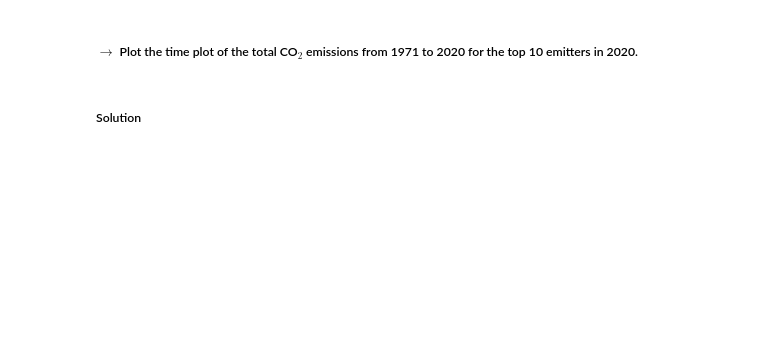
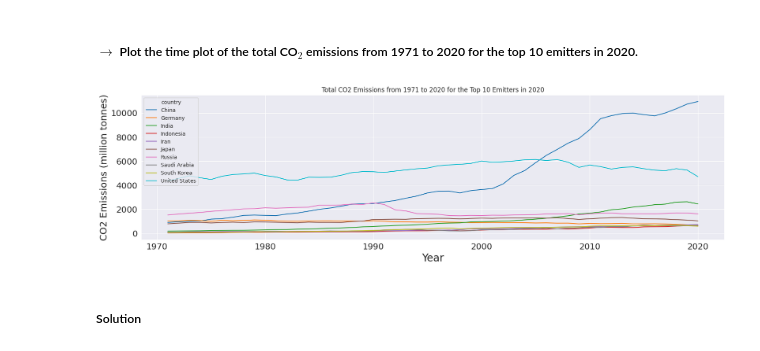
Before and after one commit to hnguyen199/HNCO2Emissions, a Jupyter notebook: Harold_Nguyen_MATH_2315_Lab_1.ipynb, the cells around one changed output. Saved outputs shown, nothing was run; the diff lists cells and outputs as text; code cells hidden in the pictures; blank space fills up the shorter version.

```diff
--- a/Harold_Nguyen_MATH_2315_Lab_1.ipynb
+++ b/Harold_Nguyen_MATH_2315_Lab_1.ipynb
@@ -145,3 +261,16 @@ df.nlargest('population')
 ## Emission trend over time
 # %% [markdown]
 ##### $\rightarrow$ Is the data set missing any CO$_2$ emission values for the top 10 emitters in 2020 over the years 1971 to 2020?
+# %%
+#Command will specify the year between 1971 to 2020 as its focal point
+df = df[(df['year'] >= 1971) & (df['year'] <= 2020)]
+
+#Looking to see if any CO2 emissions values are missions within each top 10 emitters
+for index, row in top_10_emitters.iterrows():
+    country = row['country']
+
+#Using if and else will tell us whether the data we looked at will have any values that are missing in the data set
+    if df[df['country'] == country]['co2'].isnull().values.any():
+        print(f"{country}: Missing")
+    else:
+        print(f"{country}: Present")
@@ -150,4 +292,19 @@ df.nlargest('population')
 # %% [markdown]
 ##### $\rightarrow$ Plot the time plot of the total CO$_2$ emissions from 1971 to 2020 for the top 10 emitters in 2020.
+# %%
+#Using filter allows us to hone on the data set between 1971 to 2020 within the top 10 emitters of the year 2020
+df_filtered = df[(df['country'].isin(countries)) & (df['year'] >= 1971) & (df['year'] <= 2020)]
+
+#Plotting the time plot
+plt.figure(figsize=(20,5))
+sns.lineplot(data=df_filtered, x='year', y='co2', hue='country')
+
+#Labeling the x, y axis and title
+plt.xlabel('Year', fontsize = 20)
+plt.ylabel('CO2 Emissions (million tonnes)', fontsize = 18)
+plt.title('Total CO2 Emissions from 1971 to 2020 for the Top 10 Emitters in 2020')
+plt.tick_params(labelsize = 16)
+# %% [output]
+[figure, added]
 # %% [markdown]
 ##### Solution
```
Also changed, not shown: parts of 38 cells of this notebook.
